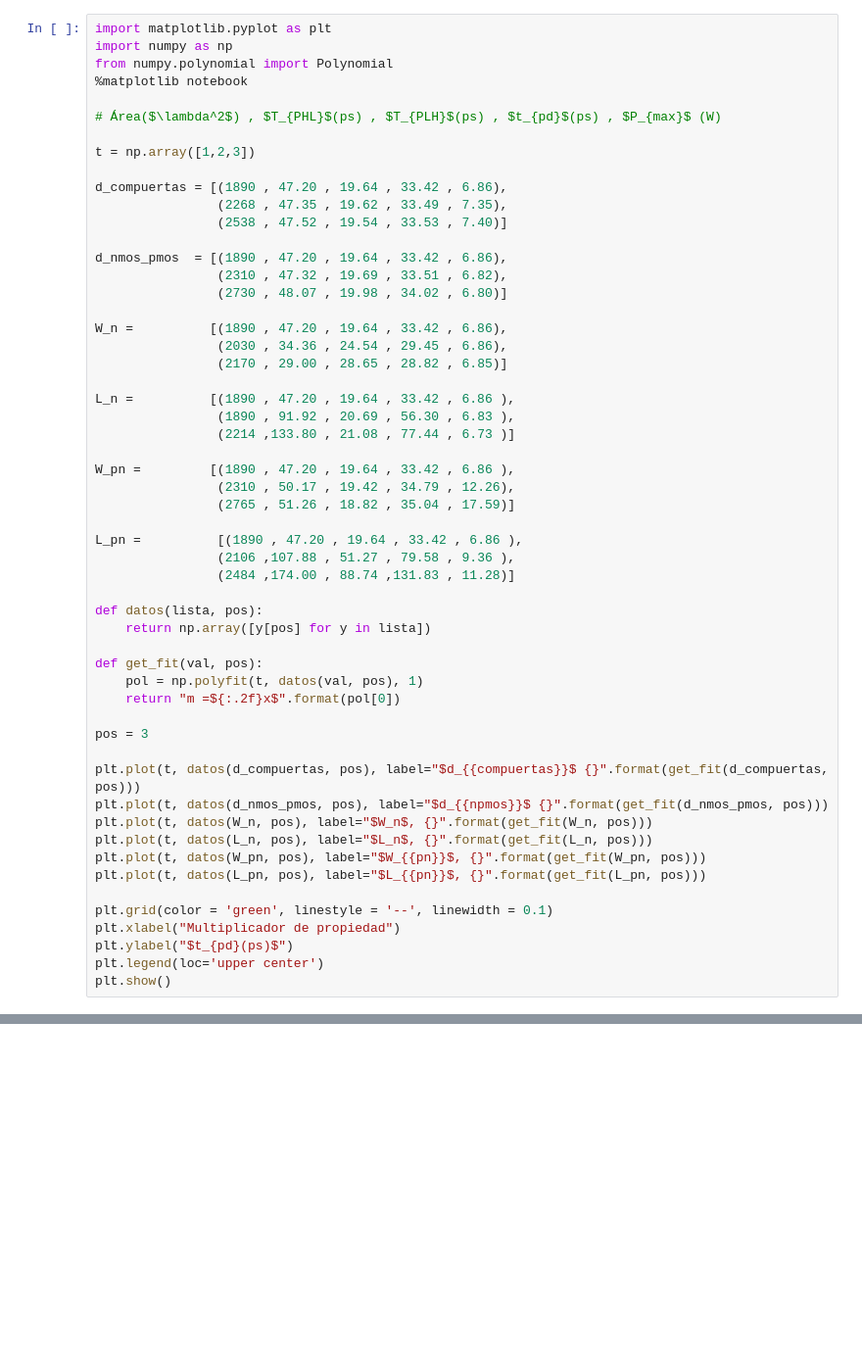
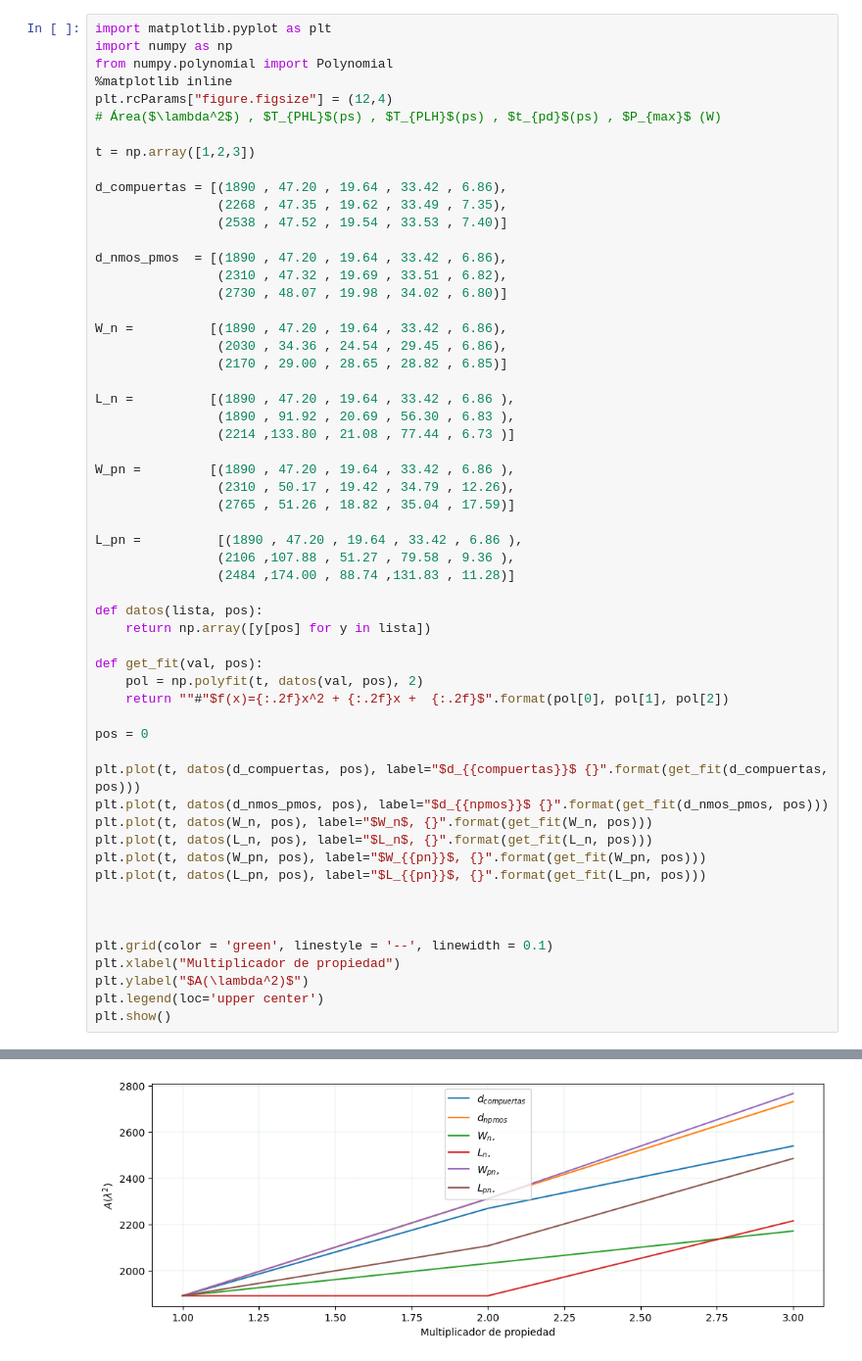
Before and after one commit to Josfemova/EL2206-Proyecto, a Jupyter notebook: graficas.ipynb, the cells around one changed output, grey strips where cells are left out. Shown at 98% size. Drawn from its saved outputs; the diff is of its cells as text; blank space fills up the shorter version.

```diff
--- a/graficas.ipynb
+++ b/graficas.ipynb
@@ -2,8 +2,8 @@
 import matplotlib.pyplot as plt
 import numpy as np
 from numpy.polynomial import Polynomial
-%matplotlib notebook
-
+%matplotlib inline
+plt.rcParams["figure.figsize"] = (12,4)
 # Área($\lambda^2$) , $T_{PHL}$(ps) , $T_{PLH}$(ps) , $t_{pd}$(ps) , $P_{max}$ (W)
 
 t = np.array([1,2,3])
@@ -36,10 +36,10 @@ def datos(lista, pos):
     return np.array([y[pos] for y in lista])
 
 def get_fit(val, pos):
-    pol = np.polyfit(t, datos(val, pos), 1)
-    return "m =${:.2f}x$".format(pol[0])
+    pol = np.polyfit(t, datos(val, pos), 2)
+    return ""#"$f(x)={:.2f}x^2 + {:.2f}x +  {:.2f}$".format(pol[0], pol[1], pol[2])
 
-pos = 3
+pos = 0
 
 plt.plot(t, datos(d_compuertas, pos), label="$d_{{compuertas}}$ {}".format(get_fit(d_compuertas, pos)))
 plt.plot(t, datos(d_nmos_pmos, pos), label="$d_{{npmos}}$ {}".format(get_fit(d_nmos_pmos, pos)))
@@ -48,9 +48,11 @@ plt.plot(t, datos(L_n, pos), label="$L_n$, {}".format(get_fit(L_n, pos)))
 plt.plot(t, datos(W_pn, pos), label="$W_{{pn}}$, {}".format(get_fit(W_pn, pos)))
 plt.plot(t, datos(L_pn, pos), label="$L_{{pn}}$, {}".format(get_fit(L_pn, pos)))
 
+
+
 plt.grid(color = 'green', linestyle = '--', linewidth = 0.1)
 plt.xlabel("Multiplicador de propiedad")
-plt.ylabel("$t_{pd}(ps)$")
+plt.ylabel("$A(\lambda^2)$")
 plt.legend(loc='upper center')
 plt.show()
 # %% [output]
@@ -58,0 +59 @@ plt.show()
+[figure, added]
```
Also changed, not shown: parts of 1 cell of this notebook, 20 other files.
